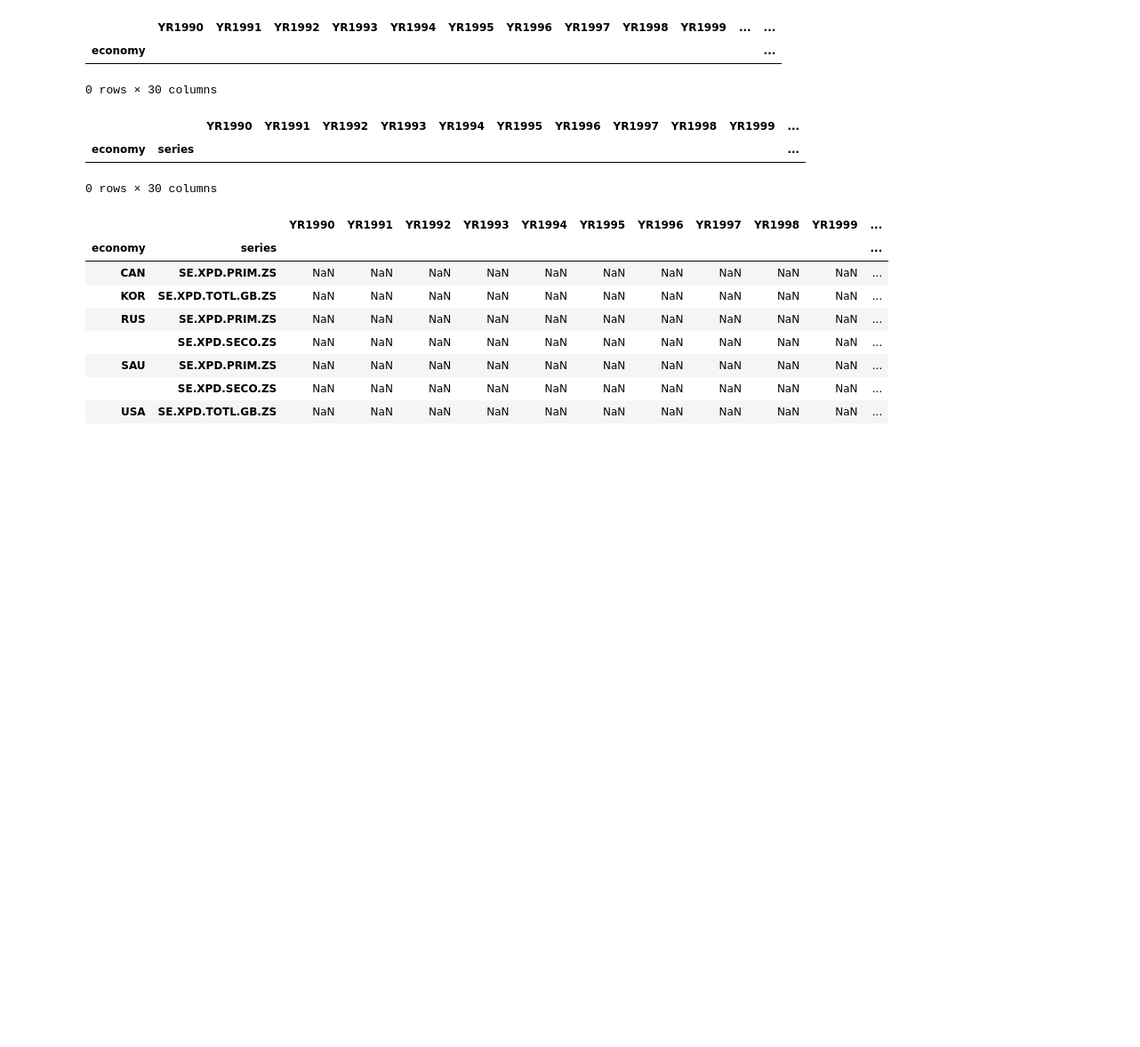
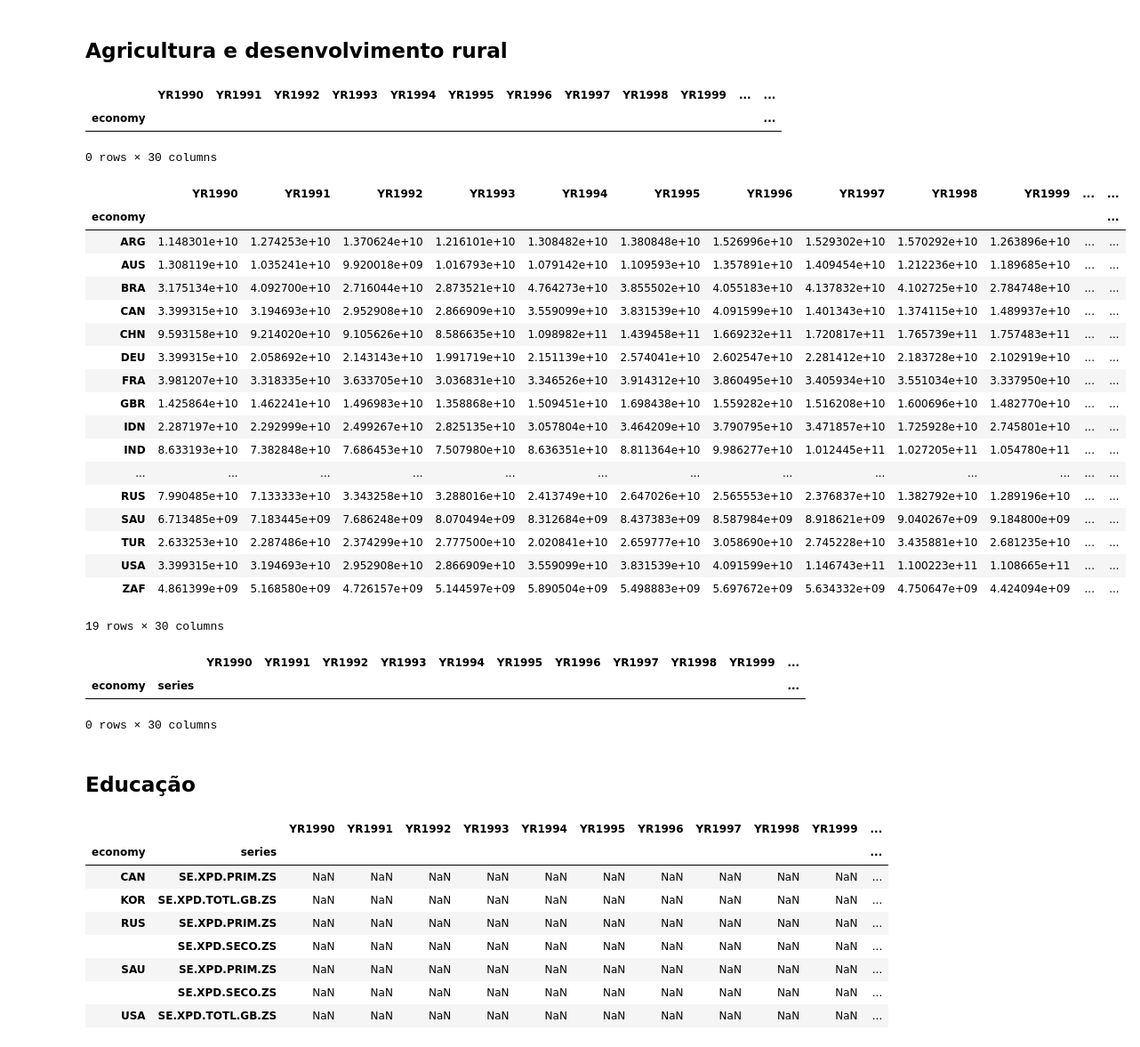
Before and after one commit to Matheus73/jogoEconomiaSensata, a Jupyter notebook: preparing_dataset.ipynb, the cells around one changed output. Shown at 89% size. Cells and saved outputs as stored; diff of their text form; code cells hidden in the pictures; blank space fills up the shorter version.

```diff
--- a/preparing_dataset.ipynb
+++ b/preparing_dataset.ipynb
@@ -7,6 +7,8 @@ def read_data(codes):
                                        ['DEU', 'AUS', 'CAN', 'USA', 'FRA', 'ITA', 'JPN', 'GBR', 'ZAF', 'SAU', 'ARG', 'BRA', 'CHN', 'KOR', 'IND', 'IDN', 'MEX', 'RUS', 'TUR'],
                                       range(1990, 2020, 1))
     return worldbank_data
+# %% [markdown]
+## Agricultura e desenvolvimento rural
 # %%
 inputs_agricultura= ['NV.AGR.TOTL.CD']
 # %%
@@ -17,6 +19,29 @@ df_inputs_agricultura[df_inputs_agricultura.isnull().all(axis=1)]
 |  | YR1990 | YR1991 | YR1992 | YR1993 | YR1994 | YR1995 | YR1996 | YR1997 | YR1998 | YR1999 | ... | ... |
 | economy |  |  |  |  |  |  |  |  |  |  |  | ... |
 0 rows × 30 columns
+# %%
+df_inputs_agricultura.fillna(df_inputs_agricultura.mean(), inplace=True)
+# df_inputs_agricultura = df_inputs_agricultura.groupby(level=0).sum()
+# %% [output]
+|  | YR1990 | YR1991 | YR1992 | YR1993 | YR1994 | YR1995 | YR1996 | YR1997 | YR1998 | YR1999 | ... | ... |
+| economy |  |  |  |  |  |  |  |  |  |  |  | ... |
+| ARG | 1.148301e+10 | 1.274253e+10 | 1.370624e+10 | 1.216101e+10 | 1.308482e+10 | 1.380848e+10 | 1.526996e+10 | 1.529302e+10 | 1.570292e+10 | 1.263896e+10 | ... | ... |
+| AUS | 1.308119e+10 | 1.035241e+10 | 9.920018e+09 | 1.016793e+10 | 1.079142e+10 | 1.109593e+10 | 1.357891e+10 | 1.409454e+10 | 1.212236e+10 | 1.189685e+10 | ... | ... |
+| BRA | 3.175134e+10 | 4.092700e+10 | 2.716044e+10 | 2.873521e+10 | 4.764273e+10 | 3.855502e+10 | 4.055183e+10 | 4.137832e+10 | 4.102725e+10 | 2.784748e+10 | ... | ... |
+| CAN | 3.399315e+10 | 3.194693e+10 | 2.952908e+10 | 2.866909e+10 | 3.559099e+10 | 3.831539e+10 | 4.091599e+10 | 1.401343e+10 | 1.374115e+10 | 1.489937e+10 | ... | ... |
+| CHN | 9.593158e+10 | 9.214020e+10 | 9.105626e+10 | 8.586635e+10 | 1.098982e+11 | 1.439458e+11 | 1.669232e+11 | 1.720817e+11 | 1.765739e+11 | 1.757483e+11 | ... | ... |
+| DEU | 3.399315e+10 | 2.058692e+10 | 2.143143e+10 | 1.991719e+10 | 2.151139e+10 | 2.574041e+10 | 2.602547e+10 | 2.281412e+10 | 2.183728e+10 | 2.102919e+10 | ... | ... |
+| FRA | 3.981207e+10 | 3.318335e+10 | 3.633705e+10 | 3.036831e+10 | 3.346526e+10 | 3.914312e+10 | 3.860495e+10 | 3.405934e+10 | 3.551034e+10 | 3.337950e+10 | ... | ... |
+| GBR | 1.425864e+10 | 1.462241e+10 | 1.496983e+10 | 1.358868e+10 | 1.509451e+10 | 1.698438e+10 | 1.559282e+10 | 1.516208e+10 | 1.600696e+10 | 1.482770e+10 | ... | ... |
+| IDN | 2.287197e+10 | 2.292999e+10 | 2.499267e+10 | 2.825135e+10 | 3.057804e+10 | 3.464209e+10 | 3.790795e+10 | 3.471857e+10 | 1.725928e+10 | 2.745801e+10 | ... | ... |
+| IND | 8.633193e+10 | 7.382848e+10 | 7.686453e+10 | 7.507980e+10 | 8.636351e+10 | 8.811364e+10 | 9.986277e+10 | 1.012445e+11 | 1.027205e+11 | 1.054780e+11 | ... | ... |
+| ... | ... | ... | ... | ... | ... | ... | ... | ... | ... | ... | ... | ... |
+| RUS | 7.990485e+10 | 7.133333e+10 | 3.343258e+10 | 3.288016e+10 | 2.413749e+10 | 2.647026e+10 | 2.565553e+10 | 2.376837e+10 | 1.382792e+10 | 1.289196e+10 | ... | ... |
+| SAU | 6.713485e+09 | 7.183445e+09 | 7.686248e+09 | 8.070494e+09 | 8.312684e+09 | 8.437383e+09 | 8.587984e+09 | 8.918621e+09 | 9.040267e+09 | 9.184800e+09 | ... | ... |
+| TUR | 2.633253e+10 | 2.287486e+10 | 2.374299e+10 | 2.777500e+10 | 2.020841e+10 | 2.659777e+10 | 3.058690e+10 | 2.745228e+10 | 3.435881e+10 | 2.681235e+10 | ... | ... |
+| USA | 3.399315e+10 | 3.194693e+10 | 2.952908e+10 | 2.866909e+10 | 3.559099e+10 | 3.831539e+10 | 4.091599e+10 | 1.146743e+11 | 1.100223e+11 | 1.108665e+11 | ... | ... |
+| ZAF | 4.861399e+09 | 5.168580e+09 | 4.726157e+09 | 5.144597e+09 | 5.890504e+09 | 5.498883e+09 | 5.697672e+09 | 5.634332e+09 | 4.750647e+09 | 4.424094e+09 | ... | ... |
+19 rows × 30 columns
 # %%
 outputs_agricultura = ['SL.AGR.EMPL.ZS','SP.RUR.TOTL.ZS','AG.PRD.FOOD.XD']
 # %%
@@ -30,3 +58,5 @@ df_outputs_agricultura[df_outputs_agricultura.isnull().all(axis=1)]
+# %% [markdown]
+## Educação
 # %%
 inputs_educacao=["SE.XPD.PRIM.ZS", "SE.XPD.SECO.ZS", "SE.XPD.TERT.ZS", "SE.XPD.TOTL.GB.ZS"]
 # %%
```
Also changed, not shown: parts of 50 cells of this notebook, 1 other file.
